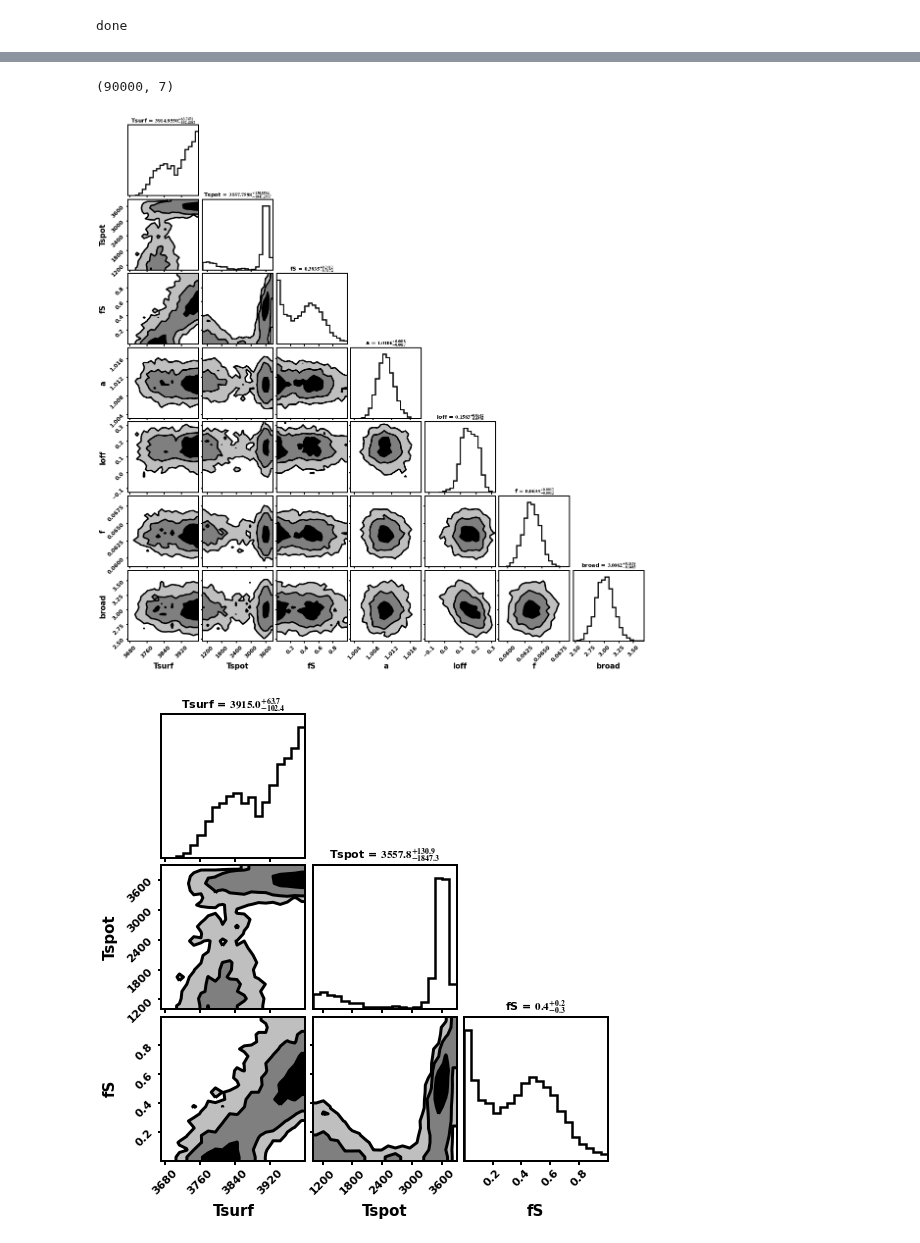
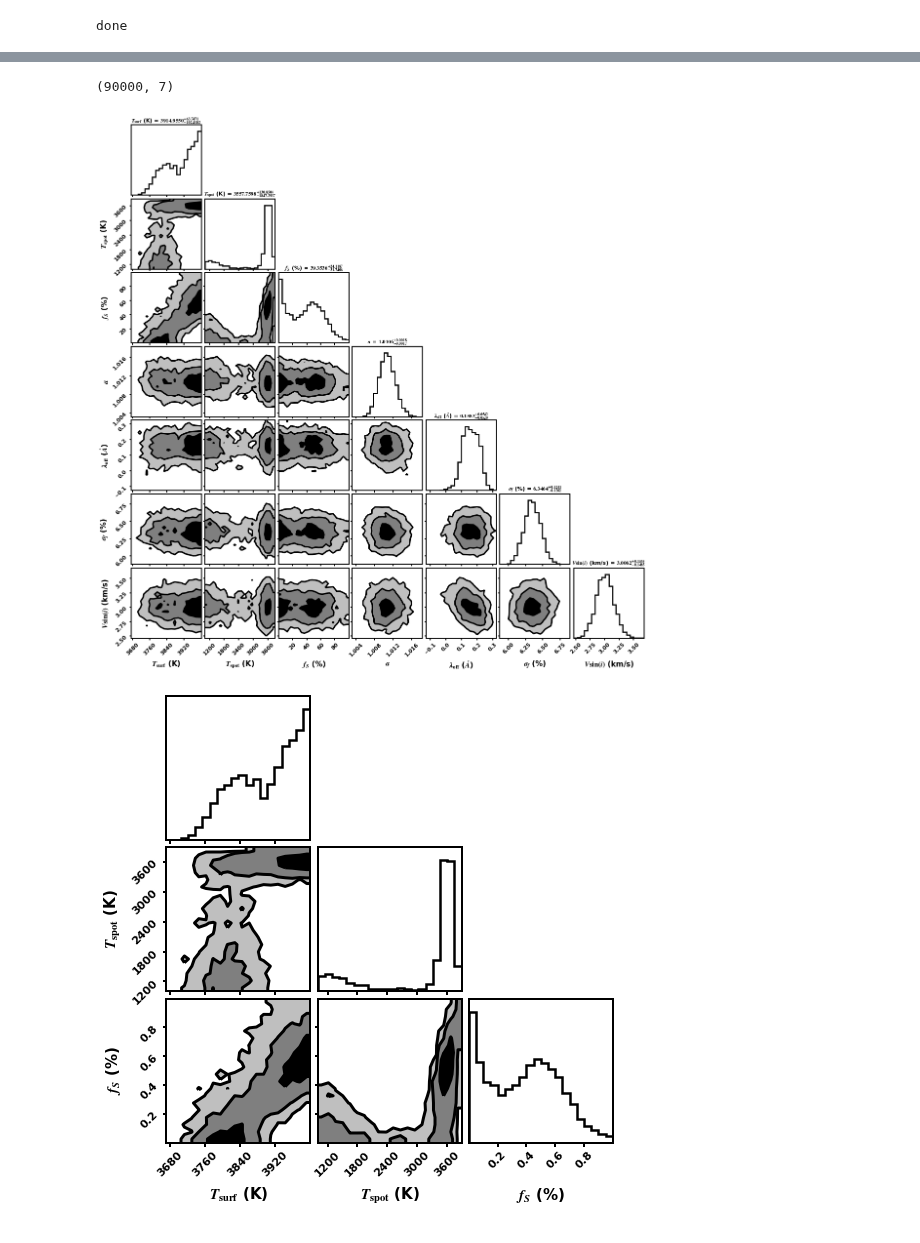
Before and after one commit to awmann/K233Spots, a Jupyter notebook: multi_spec_fit_IGRINS.ipynb, the cells around one changed output, grey strips where cells are left out. Drawn from its saved outputs; the diff is of its cells as text; code cells hidden in the pictures.

```diff
--- a/multi_spec_fit_IGRINS.ipynb
+++ b/multi_spec_fit_IGRINS.ipynb
@@ -77,3 +75,6 @@ Below is us fiddling with the IGRINS data
+# %%
+## parameters we might want to adjust
+order = 7
 # %%
 hdul = fits.open('SDCK_20170316_0102.spec_a0v.fits')
 hdul.info()
@@ -96,7 +97,7 @@ igspec_a0 = hdul[3].data
 igspec_vega = hdul[4].data
 igspec_dividecont = hdul[5].data
 
-index = 7
+index = order
 wrange = [np.min(igwave[index,:])+20,np.max(igwave[index,:])-20]
 plt.plot(igwave[index,:],igspec_diva0[index,:])
 plt.xlim(wrange[0],wrange[1])
@@ -389,7 +390,8 @@ print('done')
 # %% [output]
 done
 # %%
-labels = ['Tsurf','Tspot','fS','a','loff','f','broad']
+#labels = [r'$T_{\rm{surf}}$',r'$T_{\rm{spot}}$',r'$f_S$',r'$a$',r'$\lambda_{\rm{off}}$','$f$',r'V\sin(i)']
+labels = [r'$T_{\rm{surf}}$ (K)',r'$T_{\rm{spot}}$ (K)',r'$f_S$ (%)',r'$a$',r'$\lambda_{\rm{off}}$ ($\AA$)',r'$\sigma_f$ (%)',r'$V\sin(i)$ (km/s)']
 fig, axes = plt.subplots(ndim, figsize=(10, 7), sharex=True)
 samples = sampler.get_chain(discard=burn)
 for i in range(ndim):
@@ -401,5 +403,5 @@ for i in range(ndim):
 
 axes[-1].set_xlabel("step number");
 #plt.show()
-plt.savefig('Walkers_specfit_igrins.pdf')
+plt.savefig('Walkers_specfit_igrins'+str(order)+'.pdf')
 # %% [output]
@@ -407,32 +409,36 @@ plt.savefig('Walkers_specfit_igrins.pdf')
 # %%
-flat_samples = sampler.get_chain(discard=burn, thin=thin, flat=True)
+flat = np.array(sampler.get_chain(discard=burn, thin=thin, flat=True))
+
+flat_samples = np.array(flat)
+flat_samples[:,2]*=100
+flat_samples[:,5]*=100
 print(flat_samples.shape)
 fig = corner.corner(
     flat_samples, labels=labels, show_titles=True,
     fill_contours=True, plot_datapoints=False,title_kwargs={"fontsize": 11},title_fmt='.4f',
     hist_kwargs={"linewidth": 2.5},levels=[(1-np.exp(-0.5)),(1-np.exp(-2)),(1-np.exp(-4.5))]
 );
 
 #plt.show()
-plt.savefig('Corner_spec_igrins.pdf')
+plt.savefig('Corner_spec_igrins'+str(order)+'.pdf')
 
 
 flat_samples = sampler.get_chain(discard=burn, thin=thin, flat=True)
 prob = sampler.get_log_prob(flat=True,thin=thin,discard=burn)
 trimmed_flat = flat_samples[:,0:3]
 trimmed_labels = labels[0:3]
 fig = corner.corner(
-    trimmed_flat, labels=trimmed_labels, show_titles=True,
+    trimmed_flat, labels=trimmed_labels, show_titles=False,
     fill_contours=True, plot_datapoints=False,title_kwargs={"fontsize": 11},title_fmt='.1f',
     hist_kwargs={"linewidth": 2.5},levels=[(1-np.exp(-0.5)),(1-np.exp(-2)),(1-np.exp(-4.5))]
 );
 
 #plt.show()
-plt.savefig('Corner_spec_trim_igrins.pdf')
+plt.savefig('Corner_spec_trim_igrins'+str(order)+'.pdf')
 # %% [output]
 (90000, 7)
-[figure, old version]
+[figure, new version]
-[figure, old version]
+[figure, new version]
 # %%
 ## report best-fit parameters
 best = []
```
Also changed, not shown: parts of 5 cells of this notebook, 1 other file.
